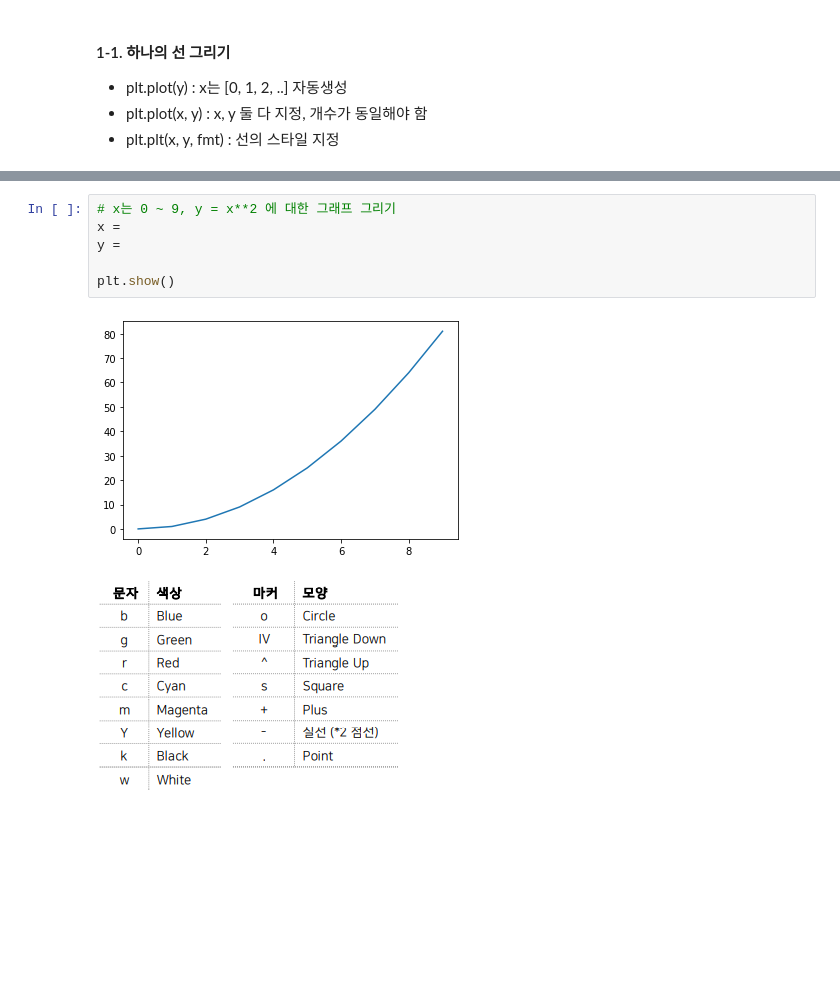
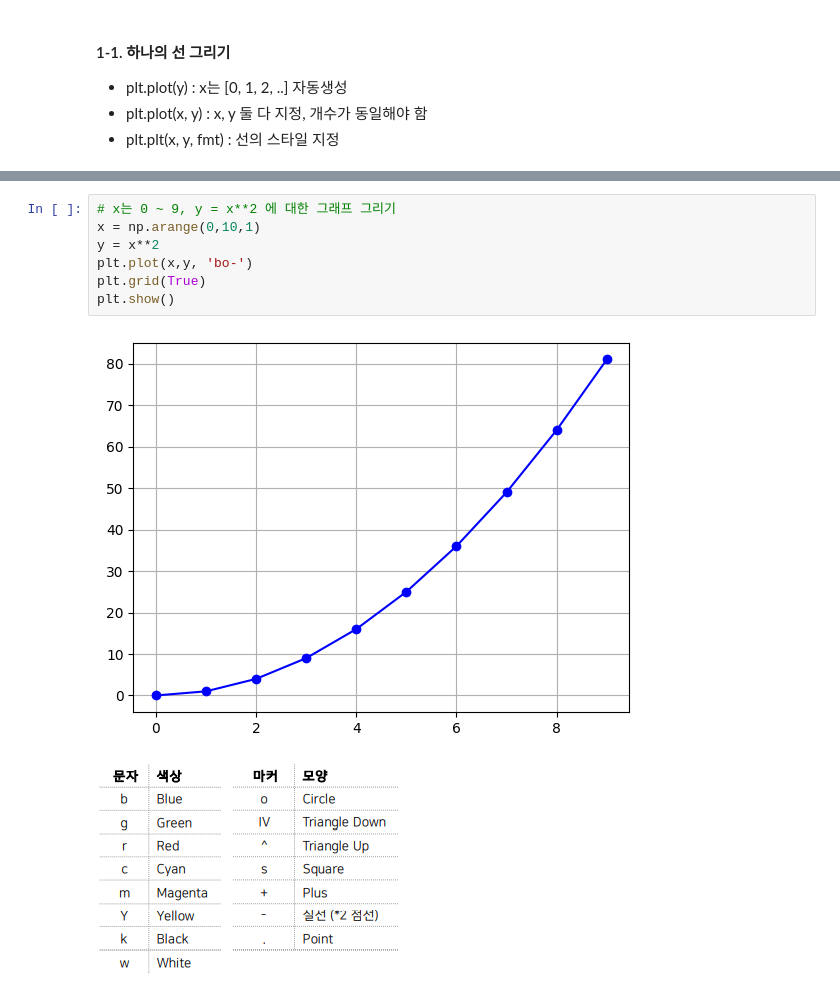
Before and after one commit to blacbakery/py_worksapce, a Jupyter notebook: 강의 노트/04_Visualization/Data_visualization_LAB.ipynb, the cells around one changed output, grey strips where cells are left out. Saved outputs shown, nothing was run; the diff lists cells and outputs as text; blank space fills up the shorter version.

```diff
--- a/강의 노트/04_Visualization/Data_visualization_LAB.ipynb
+++ b/강의 노트/04_Visualization/Data_visualization_LAB.ipynb
@@ -56,11 +56,12 @@ plt.show()
 # %%
 # x는 0 ~ 9, y = x**2 에 대한 그래프 그리기
-x =
-y =
-
+x = np.arange(0,10,1)
+y = x**2
+plt.plot(x,y, 'bo-')
+plt.grid(True)
 plt.show()
 # %% [output]
-[figure, old version]
+[figure, new version]
 # %% [markdown]
 
   ![image.png](embedded-picture-1)
```
Also changed, not shown: parts of 37 cells of this notebook, 6 other files.
